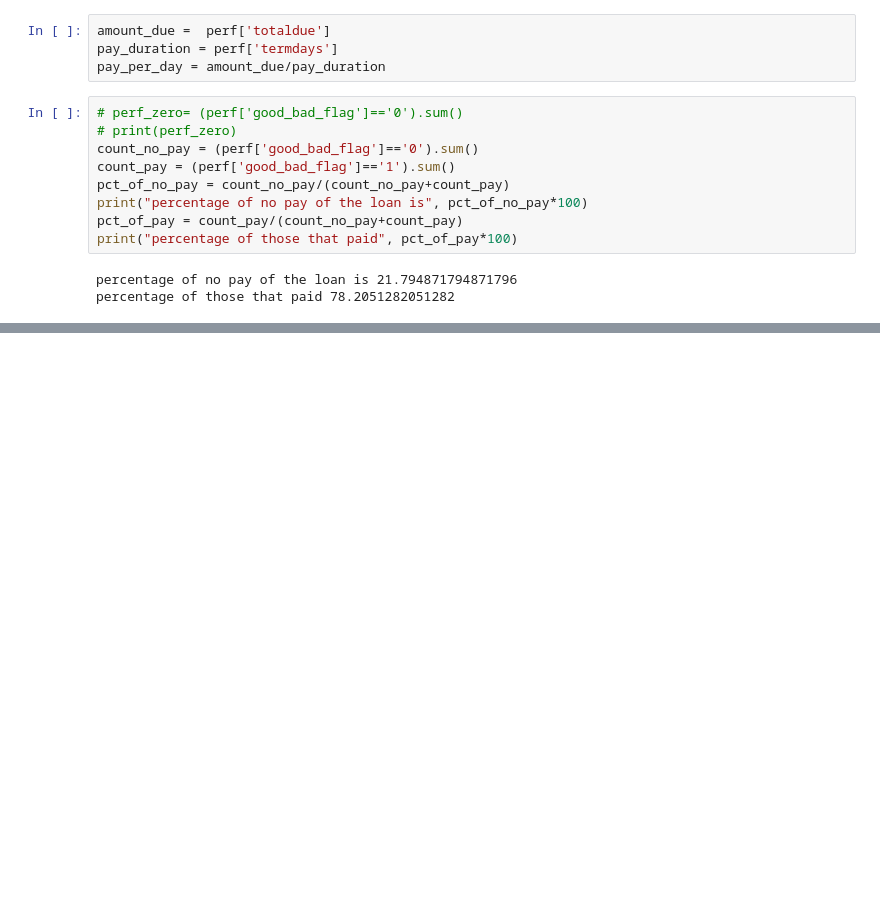
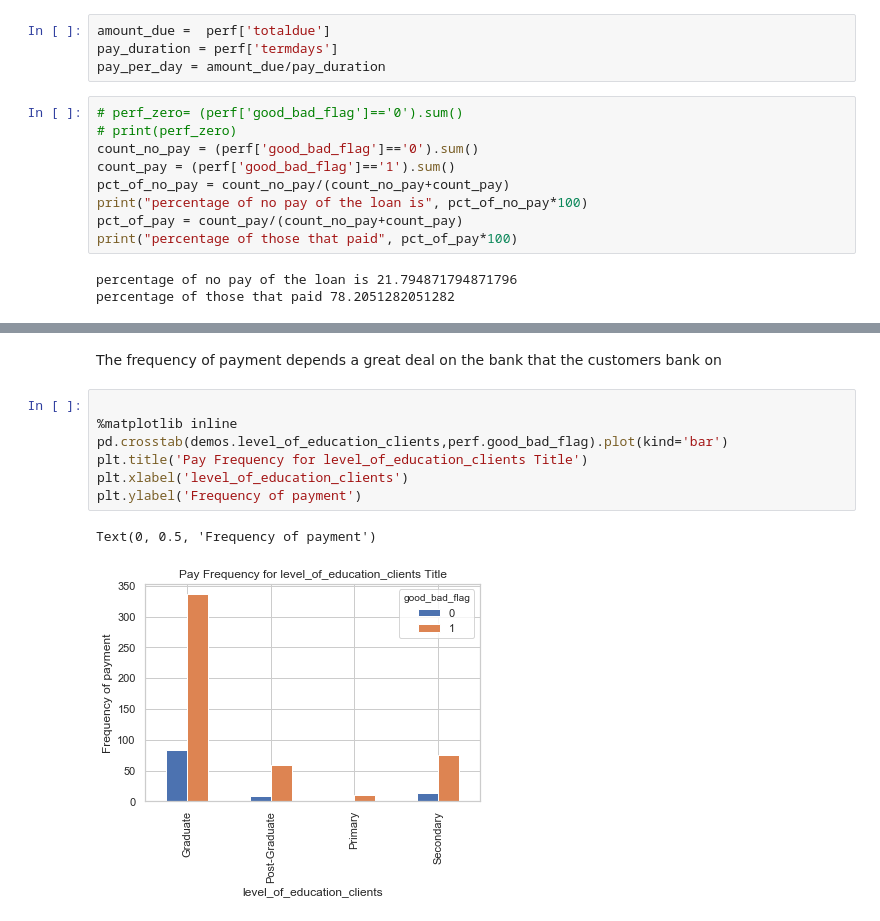
Before and after one commit to sharonmalio/python4datascience, a Jupyter notebook: project.ipynb, the cells around one changed output, grey strips where cells are left out. Drawn from its saved outputs; the diff is of its cells as text; blank space fills up the shorter version.

```diff
--- a/project.ipynb
+++ b/project.ipynb
@@ -385,0 +525,12 @@ percentage of those that paid 78.2051282051282
+# %% [markdown]
+The frequency of payment depends a great deal on the bank that the customers bank on
+# %%
+
+%matplotlib inline
+pd.crosstab(demos.level_of_education_clients,perf.good_bad_flag).plot(kind='bar')
+plt.title('Pay Frequency for level_of_education_clients Title')
+plt.xlabel('level_of_education_clients')
+plt.ylabel('Frequency of payment')
+# %% [output]
+Text(0, 0.5, 'Frequency of payment')
+[figure, added]
```
Also changed, not shown: parts of 25 cells of this notebook.
